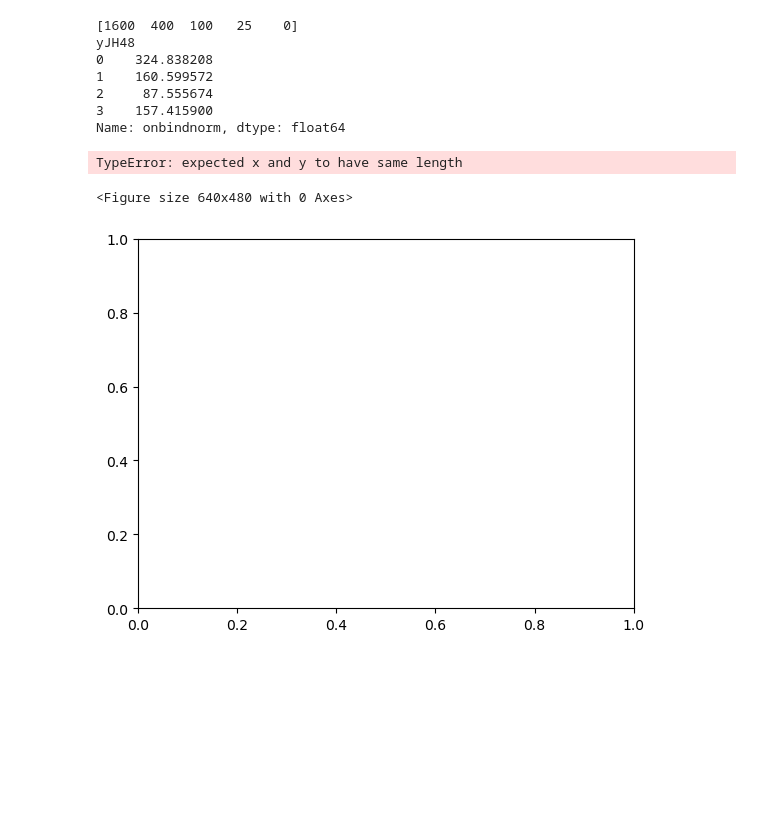
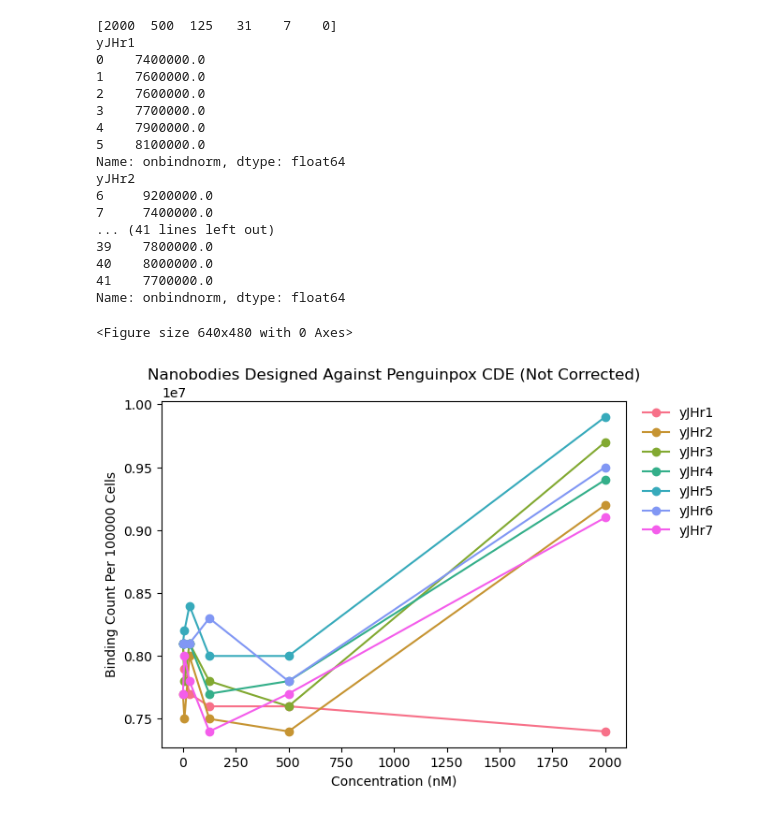
Before and after one commit to jhambale/Ab_display_flow_cytometry_stats, a Jupyter notebook: cell_input_bind_grapher.ipynb, the cells around one changed output. Drawn from its saved outputs; the diff is of its cells as text; code cells hidden in the pictures; blank space fills up the shorter version.

```diff
--- a/cell_input_bind_grapher.ipynb
+++ b/cell_input_bind_grapher.ipynb
@@ -16,7 +25,7 @@ created folder : ./outputs/jh_005/
 # %%
 csv_paths = f'./data/{expt_id}/'
 
-csv_files = glob.glob(os.path.join(csv_paths, f"*.csv"))
+csv_files = glob.glob(os.path.join(csv_paths, f"*{desired_metric}.csv"))
 
 print(csv_files)
 # %% [output]
@@ -63,7 +72,7 @@ for idx, cell in enumerate(big_graph_df['cell_name'].unique()):
     ax.set_xscale('log', base=10)
     plt.xlabel('Log10(Concentration) (nM)')
     plt.ylabel('Binding Count Per 100000 Cells')
-    plt.title(f'Nanobodies Designed Against Penguinpox cGAMP PDE (corrected)')
+    plt.title(f'Nanobodies Designed Against {target_name} (corrected)')
     plt.legend(loc = 'upper right',
                bbox_to_anchor=(1.2, 1),
                borderaxespad=0,
@@ -108,42 +117,51 @@ for idx, cell in enumerate(big_graph_df['cell_name'].unique()):
     print(cell)
     cellnum = int(''.join(filter(str.isdigit, cell)))
     row = big_graph_df[big_graph_df['cell_name'] == cell]
-    row = row[row['rep_key'] != f'{cellnum}_NoAg']
+    # row = row[row['rep_key'] != f'{cellnum}_NoAg']
     y = row['onbindnorm'] * 1E5
     # print(x)
     print(y)
     slope, yint = np.polyfit(x, y, 1)
     # if slope > slope_cutoff:
     # print(y)
     # plt.plot(x,
     #          y,
     #          color=colors[idx],
     #          label=cell)
     ax.plot(x,
             y,
             marker = 'o',
             color=colors[idx],
             label=cell)
     # ax.set_xscale('log', base=10)
     plt.xlabel('Concentration (nM)')
     plt.ylabel('Binding Count Per 100000 Cells')
-    plt.title(f'Nanobodies Designed Against Penguinpox cGAMP PDE (Not Corrected)')
+    plt.title(f'Nanobodies Designed Against {target_name} (Not Corrected)')
     plt.legend(loc = 'upper right',
                bbox_to_anchor=(1.2, 1),
                borderaxespad=0,
                frameon=False)
 bind_outpath = f'{out_dir}nbbinding_nocorrection_all.png'
 plt.savefig(bind_outpath, bbox_inches='tight', dpi=800)
 plt.show()
 plt.close()
 # %% [output]
-[1600  400  100   25    0]
-yJH48
-0    324.838208
-1    160.599572
-2     87.555674
-3    157.415900
+[2000  500  125   31    7    0]
+yJHr1
+0    7400000.0
+1    7600000.0
+2    7600000.0
+3    7700000.0
+4    7900000.0
+5    8100000.0
 Name: onbindnorm, dtype: float64
+yJHr2
+6     9200000.0
+7     7400000.0
+... (41 lines left out)
+39    7800000.0
+40    8000000.0
+41    7700000.0
+Name: onbindnorm, dtype: float64
-TypeError: expected x and y to have same length
+<Figure size 640x480 with 0 Axes>
-<Figure size 640x480 with 0 Axes>
-[figure, old version]
+[figure, new version]
```
Also changed, not shown: parts of 4 cells of this notebook, 1 other file.
